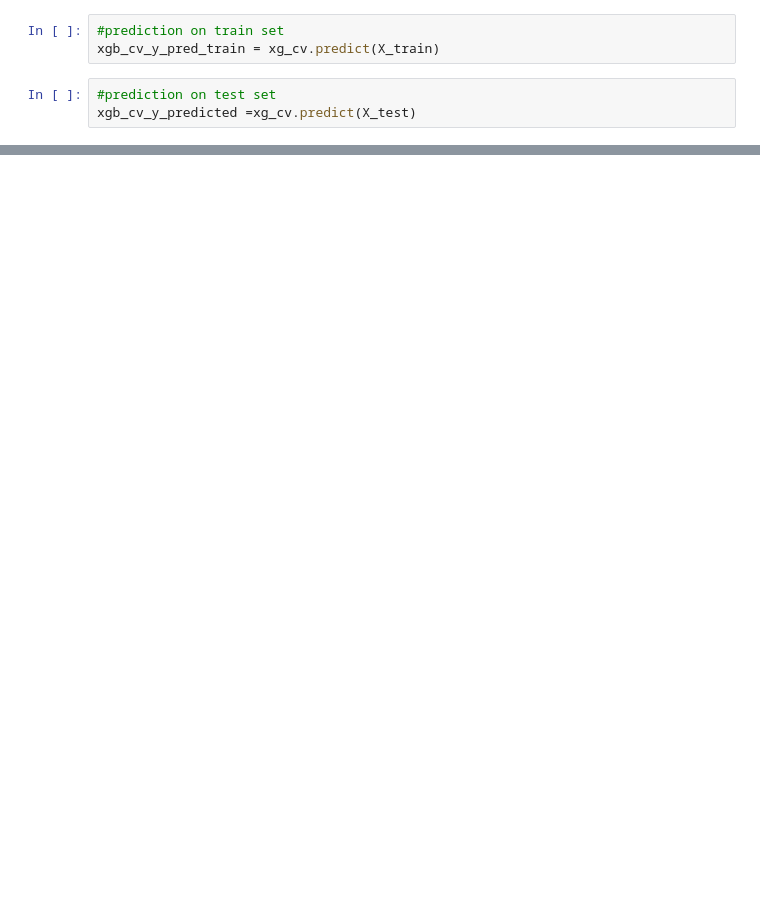
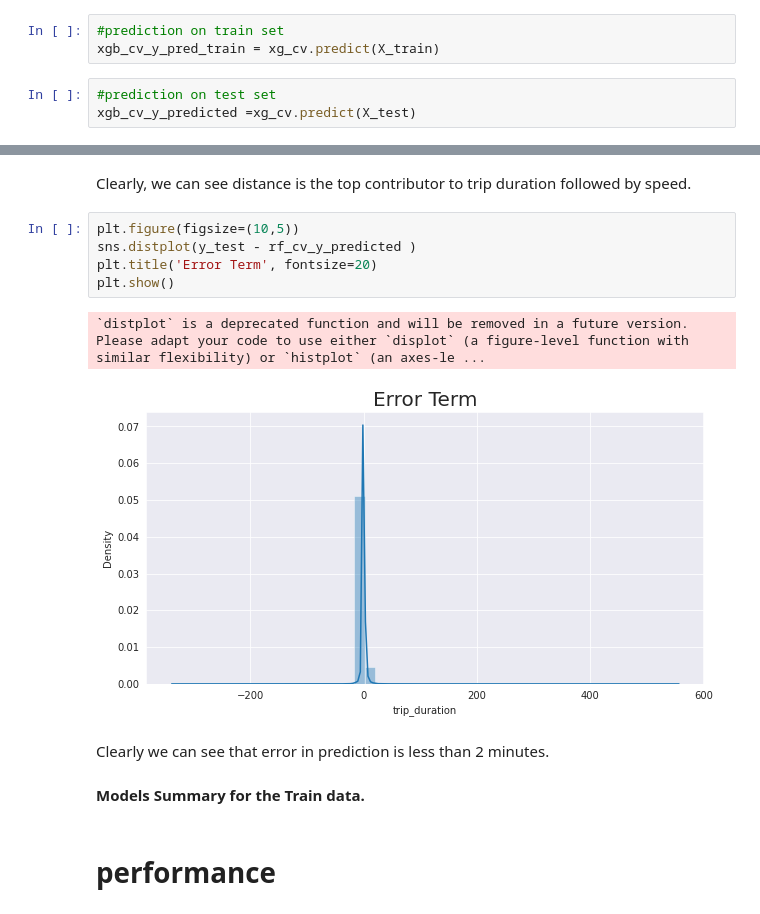
Before and after one commit to pranay2310/NYC-Taxi-Trip-Time-Prediction---Capstone-Project.ipynb, a Jupyter notebook: NYC_Taxi_Trip_Time_Prediction_Capstone_Project.ipynb, the cells around one changed output, grey strips where cells are left out. Saved outputs shown, nothing was run; the diff lists cells and outputs as text; blank space fills up the shorter version.

```diff
--- a/NYC_Taxi_Trip_Time_Prediction_Capstone_Project.ipynb
+++ b/NYC_Taxi_Trip_Time_Prediction_Capstone_Project.ipynb
@@ -1246,0 +1455,16 @@ score_matrix(y_train=y_train, y_pred_train = xgb_cv_y_pred_train, y_test = y_tes
+# %% [markdown]
+Clearly, we can see distance is the top contributor to trip duration followed by speed.
+# %%
+plt.figure(figsize=(10,5))
+sns.distplot(y_test - rf_cv_y_predicted )
+plt.title('Error Term', fontsize=20)
+plt.show()
+# %% [output]
+`distplot` is a deprecated function and will be removed in a future version. Please adapt your code to use either `displot` (a figure-level function with similar flexibility) or `histplot` (an axes-le ...
+[figure, added]
+# %% [markdown]
+Clearly we can see that error in prediction is less than 2 minutes.
+# %% [markdown]
+**Models Summary for the Train data.**
+# %% [markdown]
+# performance
```
Also changed, not shown: parts of 32 cells of this notebook.
